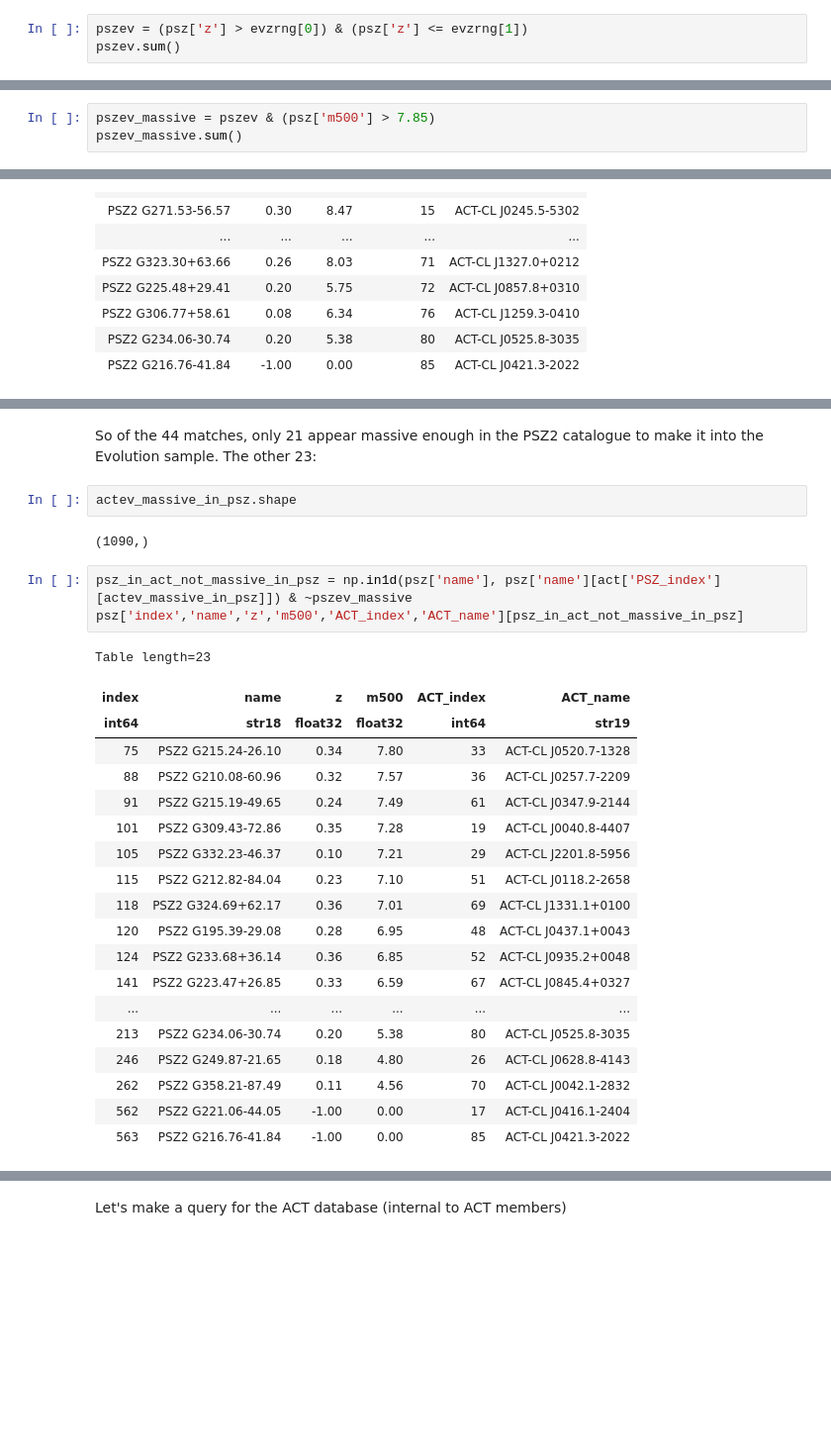
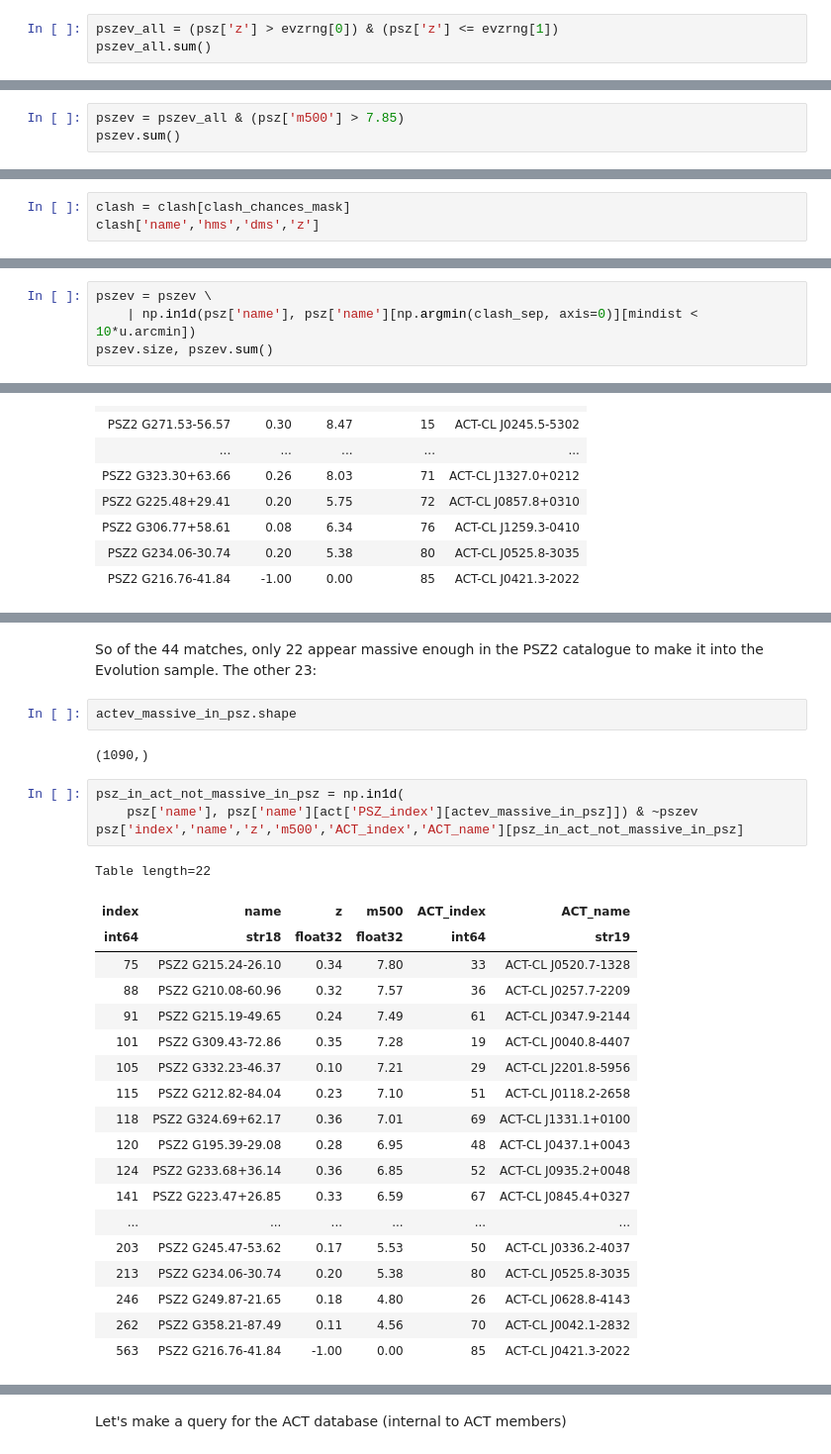
Before and after one commit to 4MOST-CHANCES/cluster-catalogues, a Jupyter notebook: make_actpol_sample.ipynb, the cells around one changed output, grey strips where cells are left out. Shown at 99% size. Drawn from its saved outputs; the diff is of its cells as text; blank space fills up the shorter version.

```diff
--- a/make_actpol_sample.ipynb
+++ b/make_actpol_sample.ipynb
@@ -430,8 +419,8 @@ Table length=59
 evzrng = (0.07, 0.4)
 Nev = 50
 # %%
-pszev = (psz['z'] > evzrng[0]) & (psz['z'] <= evzrng[1])
-pszev.sum()
+pszev_all = (psz['z'] > evzrng[0]) & (psz['z'] <= evzrng[1])
+pszev_all.sum()
 # %% [output]
 277
 # %% [markdown]
@@ -453,7 +442,7 @@ array([18.365763 , 16.375435 , 14.199038 , 12.187842 , 11.214161 ,
 # %% [markdown]
 So $M_{500}>7.85\times10^{14}\,\mathrm{M}_\odot$. Let's define a mask:
 # %%
-pszev_massive = pszev & (psz['m500'] > 7.85)
-pszev_massive.sum()
+pszev = pszev_all & (psz['m500'] > 7.85)
+pszev.sum()
 # %% [output]
 50
@@ -461,0 +508,3 @@ How many are in ACT?
+# %%
+clash = clash[clash_chances_mask]
+clash['name','hms','dms','z']
@@ -461,0 +560,4 @@ How many are in ACT?
+# %%
+pszev = pszev \
+    | np.in1d(psz['name'], psz['name'][np.argmin(clash_sep, axis=0)][mindist < 10*u.arcmin])
+pszev.size, pszev.sum()
@@ -573,30 +692,31 @@ Table length=21
 # %% [markdown]
-So of the 44 matches, only 21 appear massive enough in the PSZ2 catalogue to make it into the Evolution sample. The other 23:
+So of the 44 matches, only 22 appear massive enough in the PSZ2 catalogue to make it into the Evolution sample. The other 23:
 # %%
 actev_massive_in_psz.shape
 # %% [output]
 (1090,)
 # %%
-psz_in_act_not_massive_in_psz = np.in1d(psz['name'], psz['name'][act['PSZ_index'][actev_massive_in_psz]]) & ~pszev_massive
+psz_in_act_not_massive_in_psz = np.in1d(
+    psz['name'], psz['name'][act['PSZ_index'][actev_massive_in_psz]]) & ~pszev
 psz['index','name','z','m500','ACT_index','ACT_name'][psz_in_act_not_massive_in_psz]
 # %% [output]
-Table length=23
+Table length=22
 | index | name | z | m500 | ACT_index | ACT_name |
 | int64 | str18 | float32 | float32 | int64 | str19 |
 | 75 | PSZ2 G215.24-26.10 | 0.34 | 7.80 | 33 | ACT-CL J0520.7-1328 |
 | 88 | PSZ2 G210.08-60.96 | 0.32 | 7.57 | 36 | ACT-CL J0257.7-2209 |
 | 91 | PSZ2 G215.19-49.65 | 0.24 | 7.49 | 61 | ACT-CL J0347.9-2144 |
 | 101 | PSZ2 G309.43-72.86 | 0.35 | 7.28 | 19 | ACT-CL J0040.8-4407 |
 | 105 | PSZ2 G332.23-46.37 | 0.10 | 7.21 | 29 | ACT-CL J2201.8-5956 |
 | 115 | PSZ2 G212.82-84.04 | 0.23 | 7.10 | 51 | ACT-CL J0118.2-2658 |
 | 118 | PSZ2 G324.69+62.17 | 0.36 | 7.01 | 69 | ACT-CL J1331.1+0100 |
 | 120 | PSZ2 G195.39-29.08 | 0.28 | 6.95 | 48 | ACT-CL J0437.1+0043 |
 | 124 | PSZ2 G233.68+36.14 | 0.36 | 6.85 | 52 | ACT-CL J0935.2+0048 |
 | 141 | PSZ2 G223.47+26.85 | 0.33 | 6.59 | 67 | ACT-CL J0845.4+0327 |
 | ... | ... | ... | ... | ... | ... |
+| 203 | PSZ2 G245.47-53.62 | 0.17 | 5.53 | 50 | ACT-CL J0336.2-4037 |
 | 213 | PSZ2 G234.06-30.74 | 0.20 | 5.38 | 80 | ACT-CL J0525.8-3035 |
 | 246 | PSZ2 G249.87-21.65 | 0.18 | 4.80 | 26 | ACT-CL J0628.8-4143 |
 | 262 | PSZ2 G358.21-87.49 | 0.11 | 4.56 | 70 | ACT-CL J0042.1-2832 |
-| 562 | PSZ2 G221.06-44.05 | -1.00 | 0.00 | 17 | ACT-CL J0416.1-2404 |
 | 563 | PSZ2 G216.76-41.84 | -1.00 | 0.00 | 85 | ACT-CL J0421.3-2022 |
 # %% [markdown]
```
Also changed, not shown: parts of 60 cells of this notebook, 7 other files.
